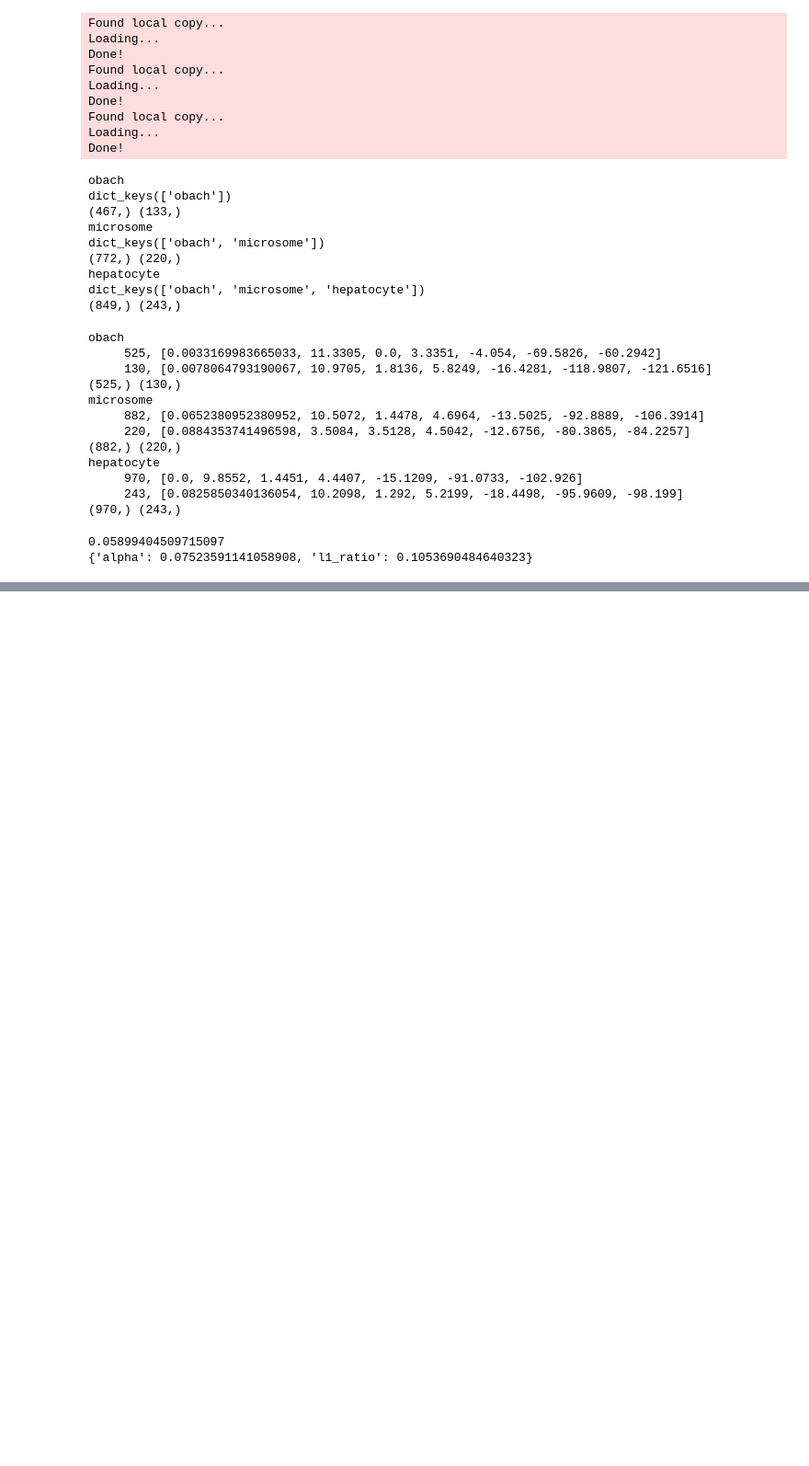
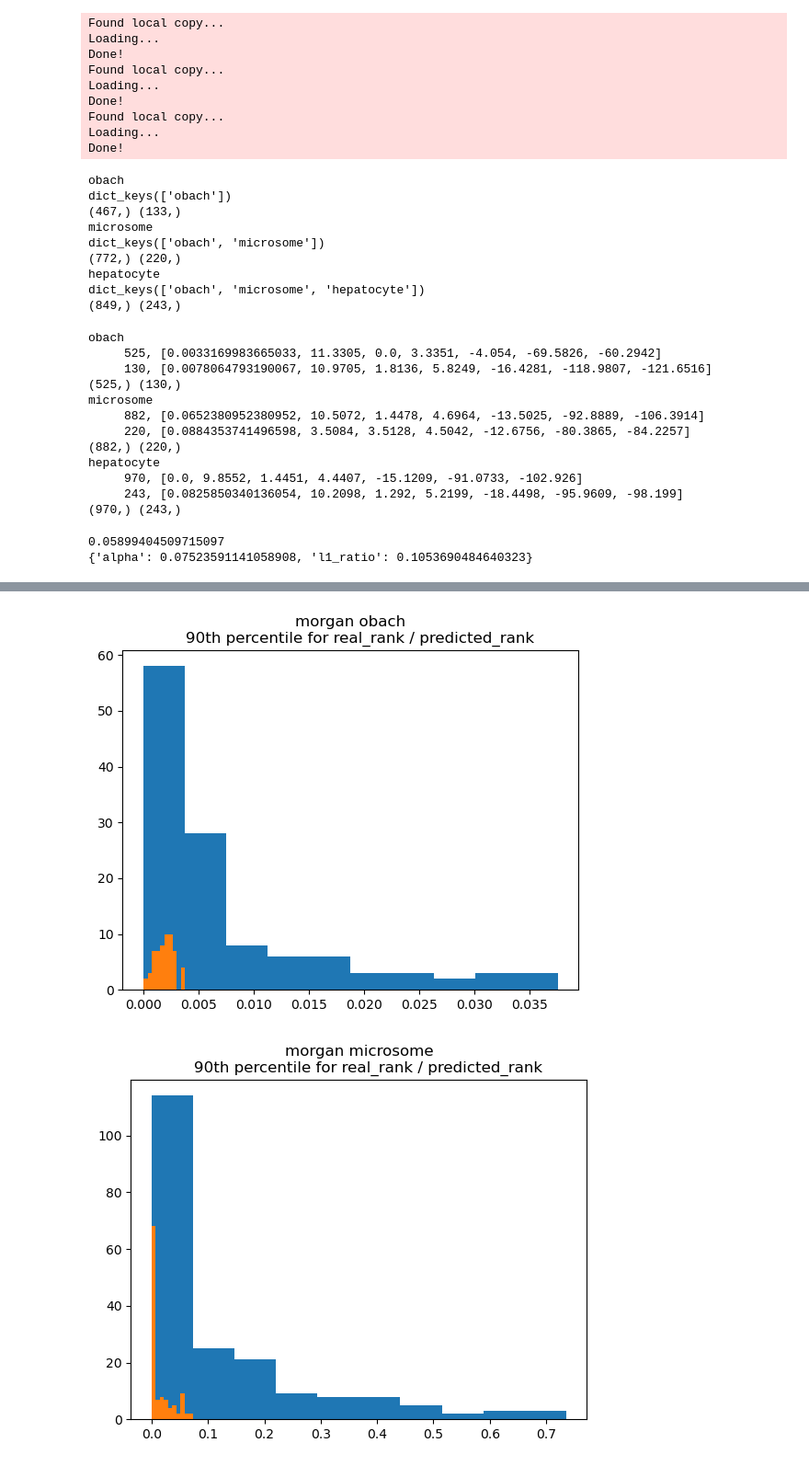
Before and after one commit to hruska-lab/metabolism-hyperparameter-optimization, a Jupyter notebook: ADME-data-analysis.ipynb, the cells around one changed output, grey strips where cells are left out. Shown at 92% size. Cells and saved outputs as stored; diff of their text form; code cells hidden in the pictures; blank space fills up the shorter version.

```diff
--- a/ADME-data-analysis.ipynb
+++ b/ADME-data-analysis.ipynb
@@ -359,0 +371,17 @@ for _type in feature_types:
+# %%
+for title in titles:
+    parts = title.split()
+    _type = parts[0]
+    benchmark = parts[1]
+    best_model = parts[2]
+
+    percentile = np.percentile(halflives[_type][benchmark]["test"], 90)
+
+    plt.hist(halflives[_type][benchmark]["test"], range=(0, percentile))
+    plt.hist(halflives[_type][benchmark]["test"], range=(0, percentile/10))
+    plt.title(f"""{_type} {benchmark}
+    90th percentile for real_rank / predicted_rank""")
+    plt.show()
+# %% [output]
+[figure, added]
+[figure, added]
```
Also changed, not shown: parts of 11 cells of this notebook.
